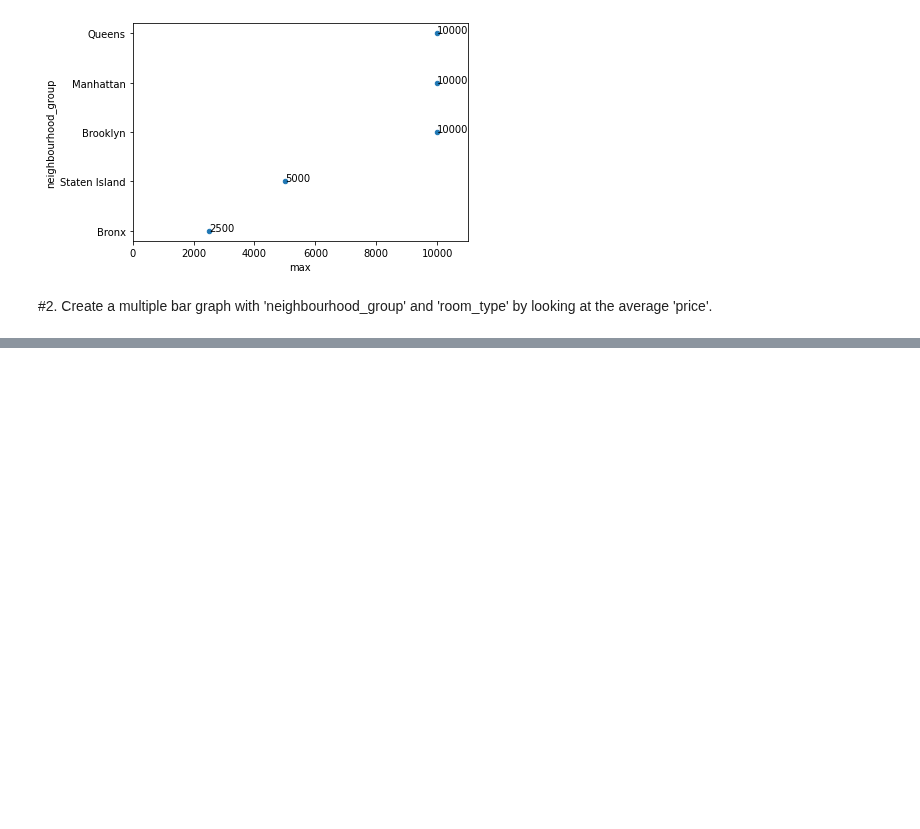
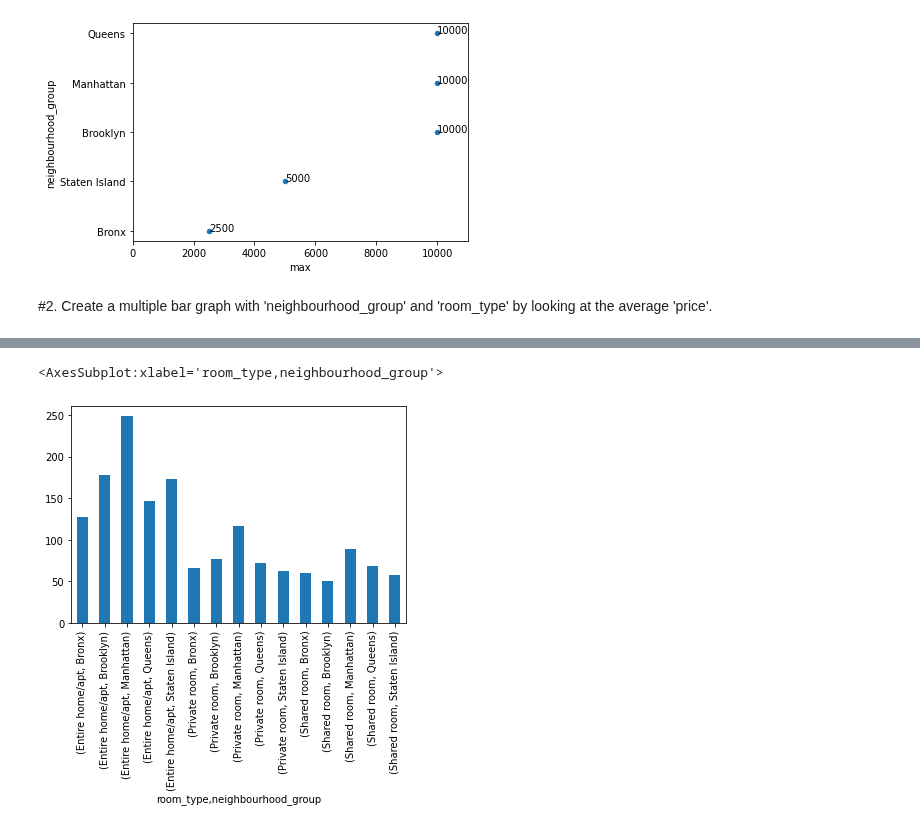
Before and after one commit to aayushbhurtel/Data_Visualization, a Jupyter notebook: Quiz_24.ipynb, the cells around one changed output, grey strips where cells are left out. Saved outputs shown, nothing was run; the diff lists cells and outputs as text; code cells hidden in the pictures; blank space fills up the shorter version.

```diff
--- a/Quiz_24.ipynb
+++ b/Quiz_24.ipynb
@@ -71,0 +65,5 @@ Successfully installed fonttools-4.31.2 matplotlib-3.5.1
+# %%
+df.groupby(['room_type', 'neighbourhood_group'])['price'].mean().plot(kind = 'bar')
+# %% [output]
+<AxesSubplot:xlabel='room_type,neighbourhood_group'>
+[figure, added]
```
Also changed, not shown: parts of 4 cells of this notebook.
